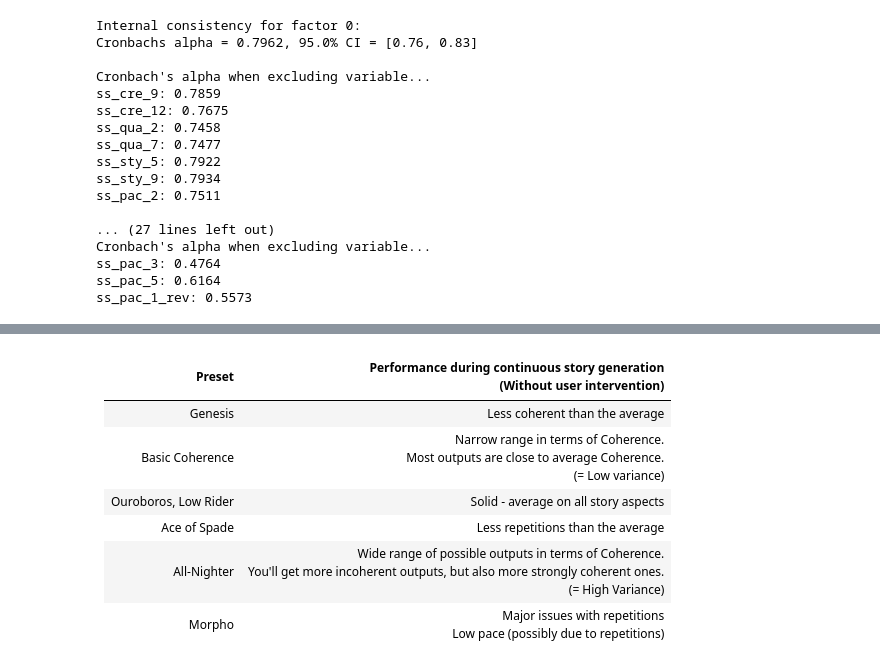
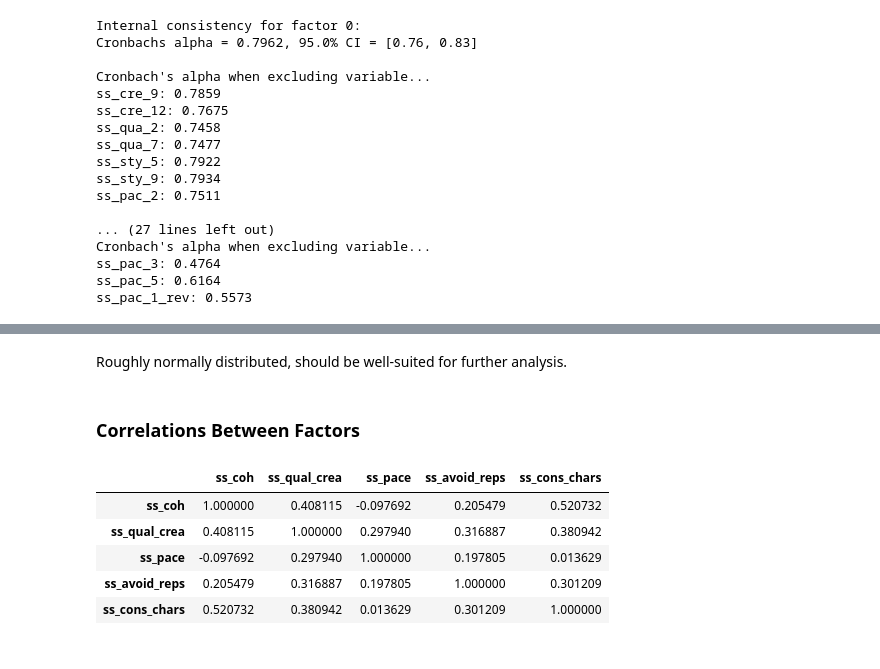
Before and after one commit to MWiechmann/ai_story_scale, a Jupyter notebook: study1_scale_construction/step_2_scale_construction_efa.ipynb, the cells around one changed output, grey strips where cells are left out. Cells and saved outputs as stored; diff of their text form; code cells hidden in the pictures.

```diff
--- a/study1_scale_construction/step_2_scale_construction_efa.ipynb
+++ b/study1_scale_construction/step_2_scale_construction_efa.ipynb
@@ -2346,9 +1498,13 @@ print(tss_no_out.loc[130, "full_story"])
-# %% [markdown]
-| Preset               | Performance during continuous story generation<br />(Without user intervention)                                                                             |
-| :------------------- | ----------------------------------------------------------------------------------------------------------------------------------------------------------- |
-| Genesis              | Less coherent than the average                                                                                                                              |
-| Basic Coherence      | Narrow range in terms of Coherence.<br />Most outputs are close to average Coherence.<br />(= Low variance)                                                 |
-| Ouroboros, Low Rider | Solid - average on all story aspects                                                                                                                        |
-| Ace of Spade         | Less repetitions than the average                                                                                                                           |
-| All-Nighter          | Wide range of possible outputs in terms of Coherence.<br />You'll get more incoherent outputs, but also more strongly coherent ones.<br />(= High Variance) |
-| Morpho               | Major issues with repetitions<br />Low pace (possibly due to repetitions)                                                                                   |
+# %% [markdown]
+Roughly normally distributed, should be well-suited for further analysis.
+# %% [markdown]
+### Correlations Between Factors
+# %%
+aiss[["ss_coh", "ss_qual_crea", "ss_pace", "ss_avoid_reps", "ss_cons_chars"]].corr()
+# %% [output]
+|  | ss_coh | ss_qual_crea | ss_pace | ss_avoid_reps | ss_cons_chars |
+| ss_coh | 1.000000 | 0.408115 | -0.097692 | 0.205479 | 0.520732 |
+| ss_qual_crea | 0.408115 | 1.000000 | 0.297940 | 0.316887 | 0.380942 |
+| ss_pace | -0.097692 | 0.297940 | 1.000000 | 0.197805 | 0.013629 |
+| ss_avoid_reps | 0.205479 | 0.316887 | 0.197805 | 1.000000 | 0.301209 |
+| ss_cons_chars | 0.520732 | 0.380942 | 0.013629 | 0.301209 | 1.000000 |
```
Also changed, not shown: parts of 93 cells of this notebook, 3 other files.
